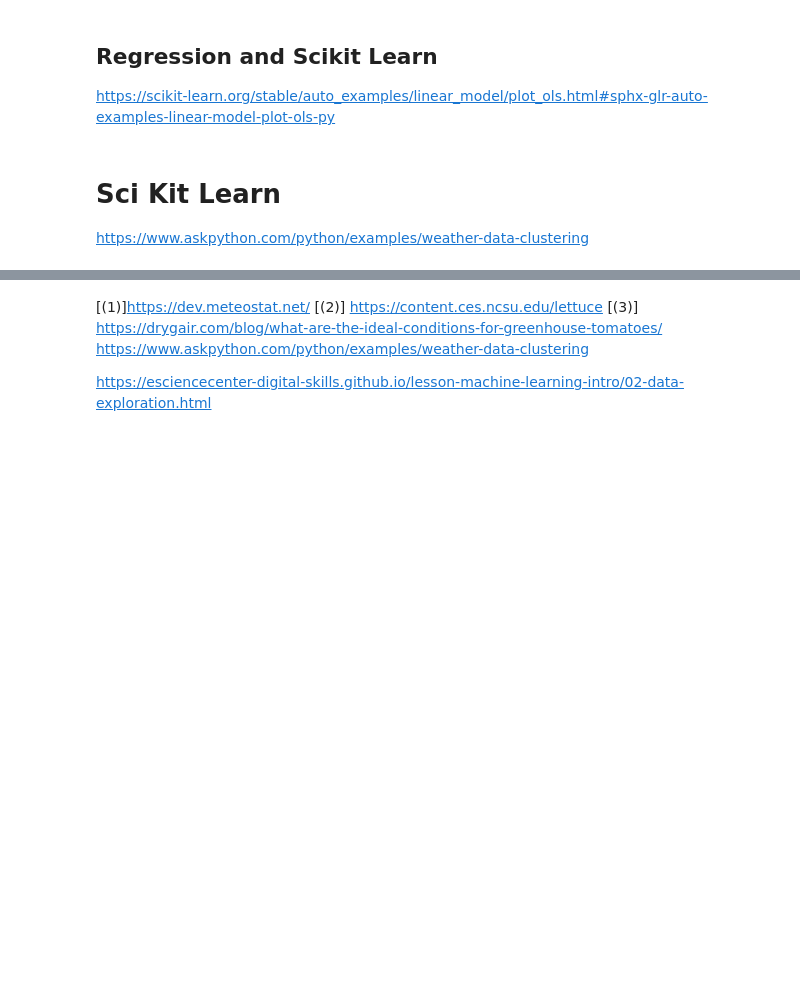
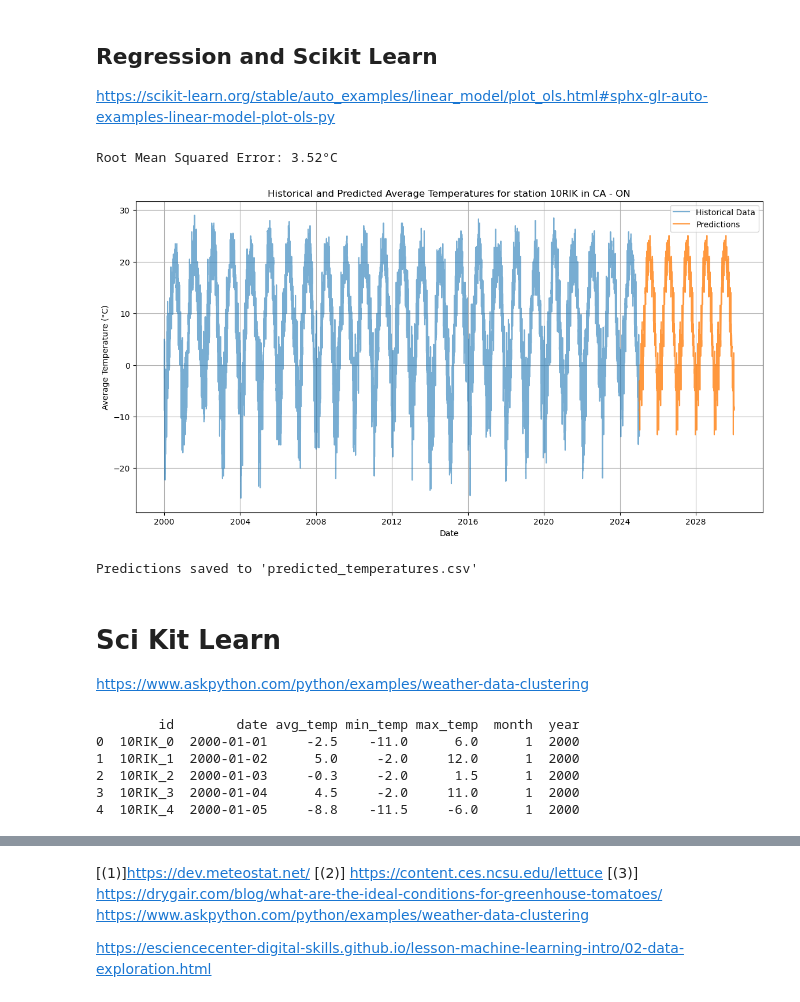
Before and after one commit to kknb1982/pfda, a Jupyter notebook: project/weather_suitability.ipynb, the cells around one changed output, grey strips where cells are left out. Drawn from its saved outputs; the diff is of its cells as text; code cells hidden in the pictures; blank space fills up the shorter version.

```diff
--- a/project/weather_suitability.ipynb
+++ b/project/weather_suitability.ipynb
@@ -17,5 +17,5 @@ whitewash = 6.8/100
 ### Thermal curtains
 Thermal curtains can easily be pulled and retracted in line with local conditions. A shade rated for 50% shading gives the most similar effects in daytime to white washing and this reduced the daytime temperatures by 6.9% on sunny days and maintained over night temperatures by 2.1%.
 # %%
-curtains_day = 6.9/100
-curtains_night = 2.1/100
+curtains_day = 1-(6.9/100)
+curtains_night = 1+(4.1/100)
@@ -562,0 +646,7 @@ plt.show()
+# %%
+lettuce_range1 = Decimal(lettuce_range1)
+thermal_curtains = Decimal(curtains_night)
+cold_days = df[df["min_temp"] < lettuce_range1]
+df["temp_curtains"] = df["min_temp"]*thermal_curtains
+
+print(df.head())
@@ -572,21 +676,14 @@ from sklearn.metrics import mean_squared_error
 from datetime import timedelta
 import matplotlib.pyplot as plt
 
-# Step 1: Load Data
-url = "https://bulk.meteostat.net/v2/daily/0CNUO.csv.gz"
-df = pd.read_csv(url, compression='gzip', usecols=[0,1,2,3], names =["date", "tavg", "tmin", "tmax"])
-
-# Step 2: Select Relevant Columns
-df.dropna(inplace=True)
-
-# Step 3: Prepare Features
+# Prepare Features
 df['date'] = pd.to_datetime(df['date'])
 df['day_of_year'] = df['date'].dt.dayofyear
-df['year'] = df['date'].dt.year
+#df['year'] = df['date'].dt.year
 
 # Features: Day of the year and year; Target: Average temperature
 X = df[['day_of_year', 'year']]
-y = df['tavg']
+y = df['avg_temp']
 
 # Step 4: Train/Test Split
 X_train, X_test, y_train, y_test = train_test_split(X, y, test_size=0.2, random_state=42)
@@ -601,35 +698,74 @@ rmse = np.sqrt(mean_squared_error(y_test, y_pred))
 print(f"Root Mean Squared Error: {rmse:.2f}°C")
 
 # Step 7: Predict for Next 5 Years
 future_years = pd.date_range(start=df['date'].max() + timedelta(days=1),
                              periods=5 * 365, freq='D')
 future_df = pd.DataFrame({
     'date': future_years,
     'day_of_year': future_years.day_of_year,
     'year': future_years.year
 })
 future_predictions = model.predict(future_df[['day_of_year', 'year']])
 future_df['predicted_tavg'] = future_predictions
 
 # Step 8: Plot Known Data and Predictions
 plt.figure(figsize=(14, 7))
 
 # Plot historical data
-plt.plot(df['date'], df['tavg'], label='Historical Data', alpha=0.6)
+plt.plot(df['date'], df['avg_temp'], label='Historical Data', alpha=0.6)
 
 # Plot predictions
 plt.plot(future_df['date'], future_df['predicted_tavg'], label='Predictions', alpha=0.8)
 
-plt.title('Historical and Predicted Average Temperatures')
+plt.title(f'Historical and Predicted Average Temperatures for station {chosenstation} in {chosencountry} - {chosenregion}')
 plt.xlabel('Date')
 plt.ylabel('Average Temperature (°C)')
 plt.legend()
 plt.grid()
 plt.show()
 
 # Step 9: Save Predictions
 future_df.to_csv('predicted_temperatures.csv', index=False)
 print(f"Predictions saved to 'predicted_temperatures.csv'")
+# %% [output]
+Root Mean Squared Error: 3.52°C
+[figure, added]
+Predictions saved to 'predicted_temperatures.csv'
 # %% [markdown]
 # Sci Kit Learn
 https://www.askpython.com/python/examples/weather-data-clustering
+# %%
+table_name = f"{chosencountry}_{chosenregion}_data".lower()
+
+try:
+    # Connect to the database
+    con = msql.connect(host='localhost', database='weather', user='root', password='')
+    if con.is_connected():
+        cursor = con.cursor()
+
+        # Execute the SQL query
+        query =f"SELECT id, date, avg_temp, min_temp, max_temp, month, year FROM `{table_name}` WHERE station_id = %s"
+        cursor.execute(query, (chosenstation,))
+        rows = cursor.fetchall()
+
+        # Create a DataFrame
+        df= pd.DataFrame(rows)
+        df.columns=['id', 'date', 'avg_temp', 'min_temp', 'max_temp','month', 'year']
+
+        # Print the first 5 rows
+        print(df.head(5))
+
+except msql.Error as err:
+    print(err)
+
+finally:
+    if con.is_connected():
+        cursor.close()
+        con.close()
+# %% [output]
+        id        date avg_temp min_temp max_temp  month  year
+0  10RIK_0  2000-01-01     -2.5    -11.0      6.0      1  2000
+1  10RIK_1  2000-01-02      5.0     -2.0     12.0      1  2000
+2  10RIK_2  2000-01-03     -0.3     -2.0      1.5      1  2000
+3  10RIK_3  2000-01-04      4.5     -2.0     11.0      1  2000
+4  10RIK_4  2000-01-05     -8.8    -11.5     -6.0      1  2000
```
Also changed, not shown: parts of 31 cells of this notebook, 1 other file.
